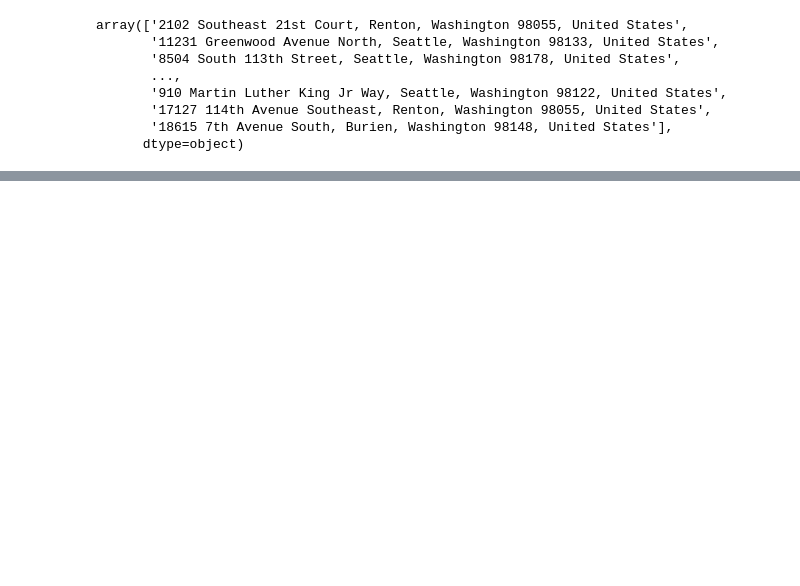
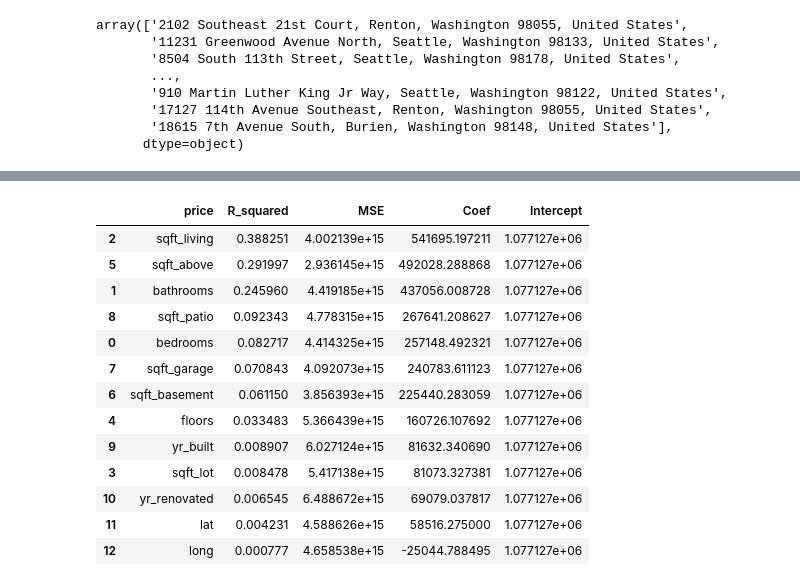
Before and after one commit to alexanderdaffara/HousingSalesRegression, a Jupyter notebook: Andre_Notebook.ipynb, the cells around one changed output, grey strips where cells are left out. Cells and saved outputs as stored; diff of their text form; code cells hidden in the pictures; blank space fills up the shorter version.

```diff
--- a/Andre_Notebook.ipynb
+++ b/Andre_Notebook.ipynb
@@ -202,0 +395,23 @@ See the caveats in the documentation: https://pandas.pydata.org/pandas-docs/stab
+# %%
+# single variable test
+y = "price"
+model_cols = list(numeric_df.drop(columns = y, axis=1).columns)
+
+
+X_df = stats_test(numeric_df,model_cols,y)
+X_df.sort_values(by="R_squared", ascending=False)
+# %% [output]
+|  | price | R_squared | MSE | Coef | Intercept |
+| 2 | sqft_living | 0.388251 | 4.002139e+15 | 541695.197211 | 1.077127e+06 |
+| 5 | sqft_above | 0.291997 | 2.936145e+15 | 492028.288868 | 1.077127e+06 |
+| 1 | bathrooms | 0.245960 | 4.419185e+15 | 437056.008728 | 1.077127e+06 |
+| 8 | sqft_patio | 0.092343 | 4.778315e+15 | 267641.208627 | 1.077127e+06 |
+| 0 | bedrooms | 0.082717 | 4.414325e+15 | 257148.492321 | 1.077127e+06 |
+| 7 | sqft_garage | 0.070843 | 4.092073e+15 | 240783.611123 | 1.077127e+06 |
+| 6 | sqft_basement | 0.061150 | 3.856393e+15 | 225440.283059 | 1.077127e+06 |
+| 4 | floors | 0.033483 | 5.366439e+15 | 160726.107692 | 1.077127e+06 |
+| 9 | yr_built | 0.008907 | 6.027124e+15 | 81632.340690 | 1.077127e+06 |
+| 3 | sqft_lot | 0.008478 | 5.417138e+15 | 81073.327381 | 1.077127e+06 |
+| 10 | yr_renovated | 0.006545 | 6.488672e+15 | 69079.037817 | 1.077127e+06 |
+| 11 | lat | 0.004231 | 4.588626e+15 | 58516.275000 | 1.077127e+06 |
+| 12 | long | 0.000777 | 4.658538e+15 | -25044.788495 | 1.077127e+06 |
```
Also changed, not shown: parts of 26 cells of this notebook.
